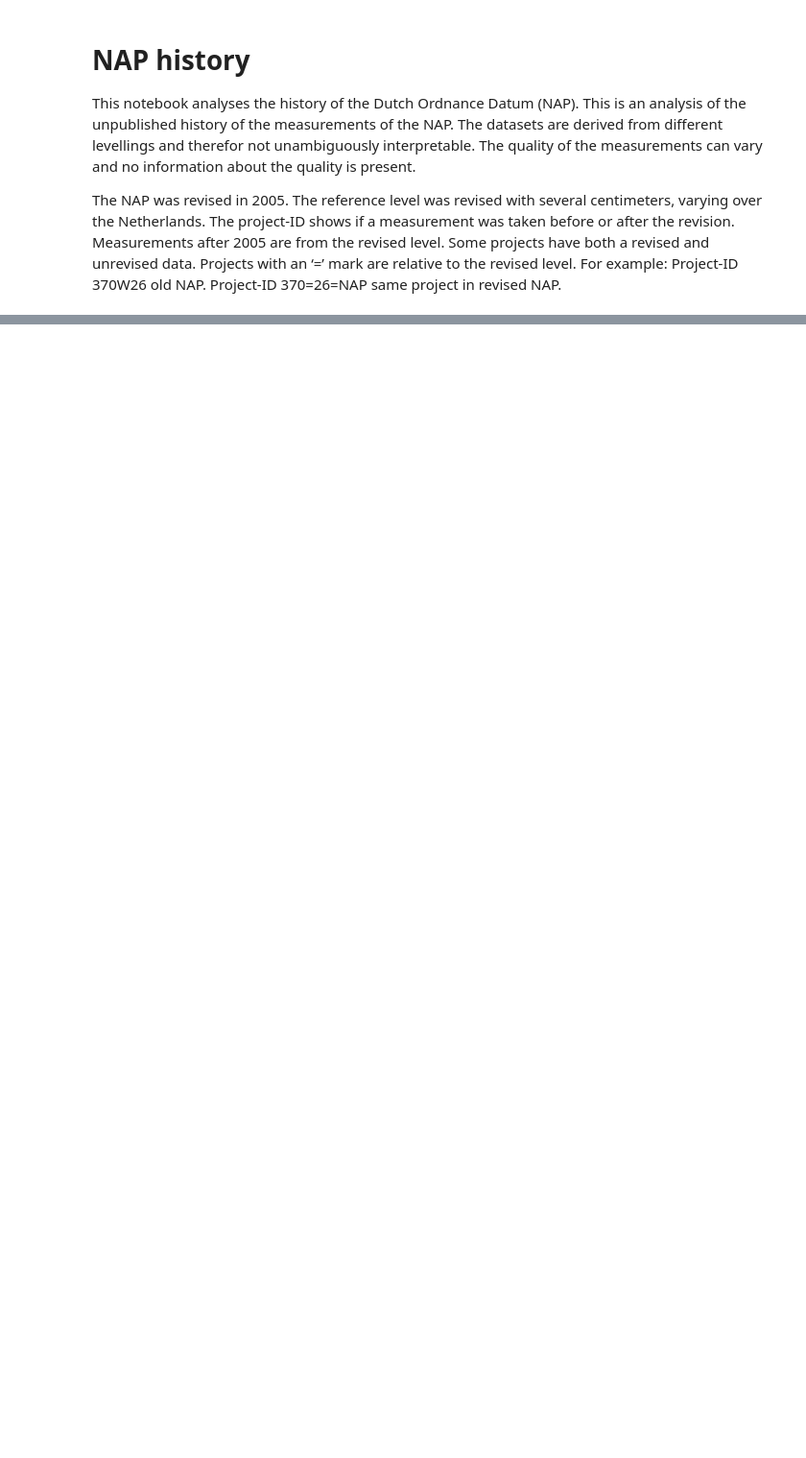
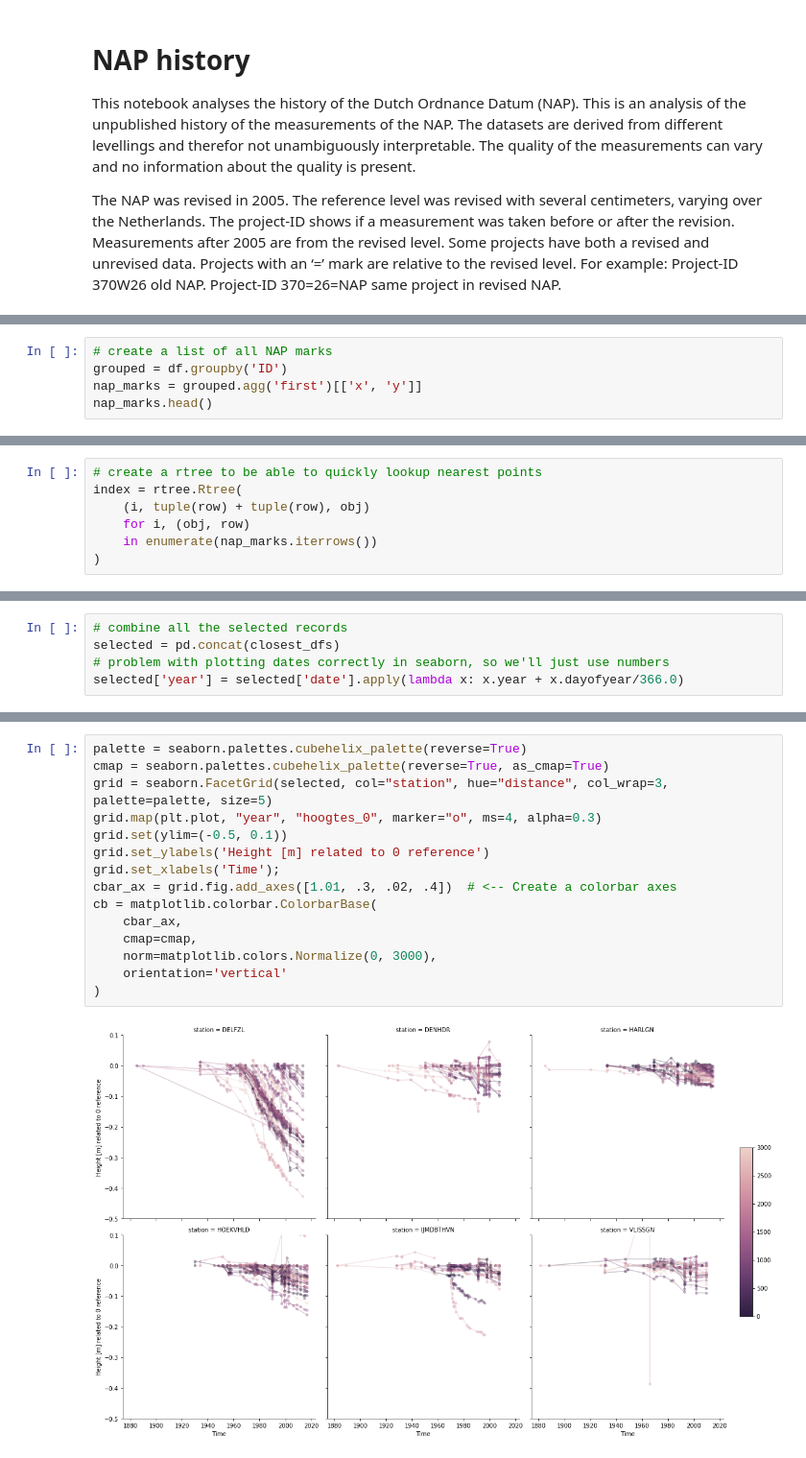
Before and after one commit to openearth/sealevel, a Jupyter notebook: notebooks/analysis/subsidence/nap-history.ipynb, the cells around one changed output, grey strips where cells are left out. Shown at 96% size. Saved outputs shown, nothing was run; the diff lists cells and outputs as text; blank space fills up the shorter version.

```diff
--- a/notebooks/analysis/subsidence/nap-history.ipynb
+++ b/notebooks/analysis/subsidence/nap-history.ipynb
@@ -151,0 +194,5 @@ Timestamp('2000-01-01 00:00:00')
+# %%
+# create a list of all NAP marks
+grouped = df.groupby('ID')
+nap_marks = grouped.agg('first')[['x', 'y']]
+nap_marks.head()
@@ -151,0 +207,7 @@ Timestamp('2000-01-01 00:00:00')
+# %%
+# create a rtree to be able to quickly lookup nearest points
+index = rtree.Rtree(
+    (i, tuple(row) + tuple(row), obj)
+    for i, (obj, row)
+    in enumerate(nap_marks.iterrows())
+)
@@ -151,0 +250,5 @@ Timestamp('2000-01-01 00:00:00')
+# %%
+# combine all the selected records
+selected = pd.concat(closest_dfs)
+# problem with plotting dates correctly in seaborn, so we'll just use numbers
+selected['year'] = selected['date'].apply(lambda x: x.year + x.dayofyear/366.0)
@@ -151,0 +279,17 @@ Timestamp('2000-01-01 00:00:00')
+# %%
+palette = seaborn.palettes.cubehelix_palette(reverse=True)
+cmap = seaborn.palettes.cubehelix_palette(reverse=True, as_cmap=True)
+grid = seaborn.FacetGrid(selected, col="station", hue="distance", col_wrap=3, palette=palette, size=5)
+grid.map(plt.plot, "year", "hoogtes_0", marker="o", ms=4, alpha=0.3)
+grid.set(ylim=(-0.5, 0.1))
+grid.set_ylabels('Height [m] related to 0 reference')
+grid.set_xlabels('Time');
+cbar_ax = grid.fig.add_axes([1.01, .3, .02, .4])  # <-- Create a colorbar axes
+cb = matplotlib.colorbar.ColorbarBase(
+    cbar_ax,
+    cmap=cmap,
+    norm=matplotlib.colors.Normalize(0, 3000),
+    orientation='vertical'
+)
+# %% [output]
+[figure, added]
```
Also changed, not shown: parts of 29 cells of this notebook, 2 other files.
